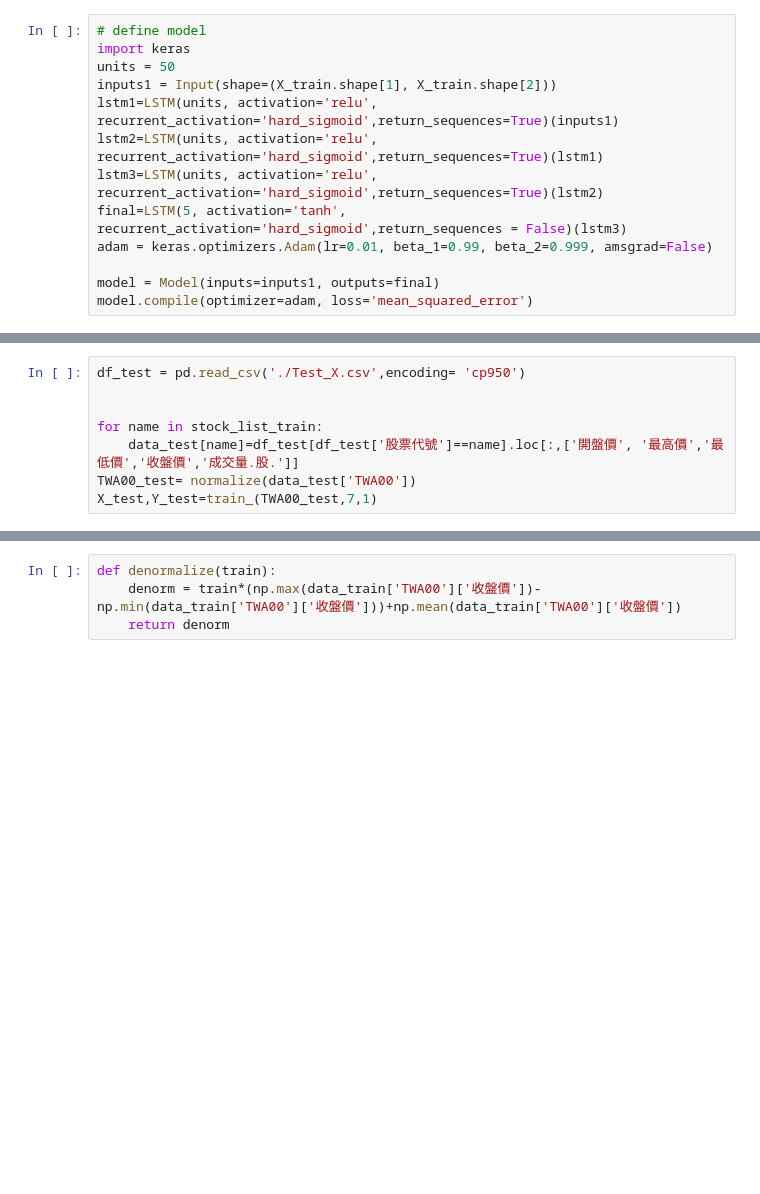
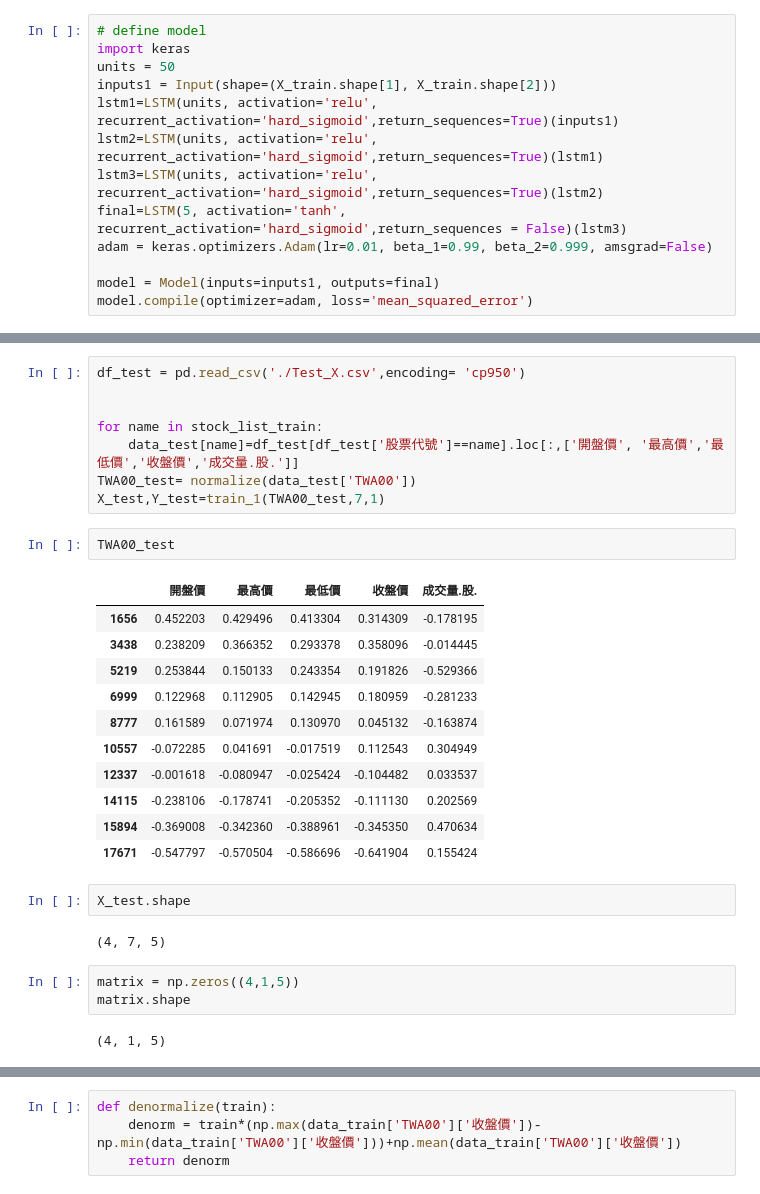
Before and after one commit to hamemomo/ML_tools, a Jupyter notebook: stock_analysis/interview/Untitled.ipynb, the cells around one changed output, grey strips where cells are left out. Saved outputs shown, nothing was run; the diff lists cells and outputs as text; blank space fills up the shorter version.

```diff
--- a/stock_analysis/interview/Untitled.ipynb
+++ b/stock_analysis/interview/Untitled.ipynb
@@ -81,4 +125,27 @@ df_test = pd.read_csv('./Test_X.csv',encoding= 'cp950')
 for name in stock_list_train:
     data_test[name]=df_test[df_test['股票代號']==name].loc[:,['開盤價', '最高價','最低價','收盤價','成交量.股.']]
 TWA00_test= normalize(data_test['TWA00'])
-X_test,Y_test=train_(TWA00_test,7,1)
+X_test,Y_test=train_1(TWA00_test,7,1)
+# %%
+TWA00_test
+# %% [output]
+|  | 開盤價 | 最高價 | 最低價 | 收盤價 | 成交量.股. |
+| 1656 | 0.452203 | 0.429496 | 0.413304 | 0.314309 | -0.178195 |
+| 3438 | 0.238209 | 0.366352 | 0.293378 | 0.358096 | -0.014445 |
+| 5219 | 0.253844 | 0.150133 | 0.243354 | 0.191826 | -0.529366 |
+| 6999 | 0.122968 | 0.112905 | 0.142945 | 0.180959 | -0.281233 |
+| 8777 | 0.161589 | 0.071974 | 0.130970 | 0.045132 | -0.163874 |
+| 10557 | -0.072285 | 0.041691 | -0.017519 | 0.112543 | 0.304949 |
+| 12337 | -0.001618 | -0.080947 | -0.025424 | -0.104482 | 0.033537 |
+| 14115 | -0.238106 | -0.178741 | -0.205352 | -0.111130 | 0.202569 |
+| 15894 | -0.369008 | -0.342360 | -0.388961 | -0.345350 | 0.470634 |
+| 17671 | -0.547797 | -0.570504 | -0.586696 | -0.641904 | 0.155424 |
+# %%
+X_test.shape
+# %% [output]
+(4, 7, 5)
+# %%
+matrix = np.zeros((4,1,5))
+matrix.shape
+# %% [output]
+(4, 1, 5)
```
Also changed, not shown: parts of 15 cells of this notebook, 1 other file.
